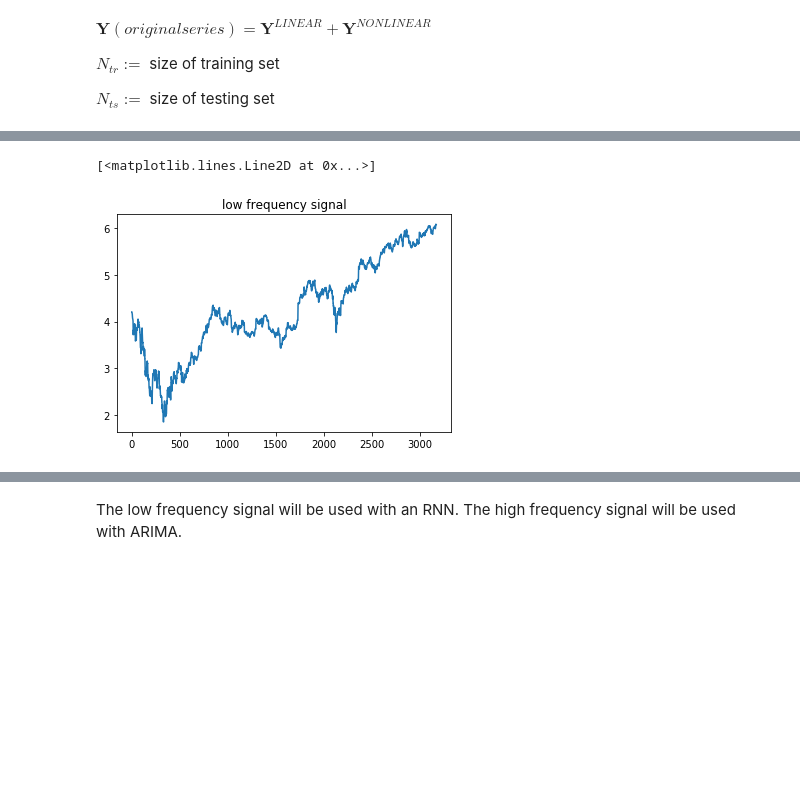
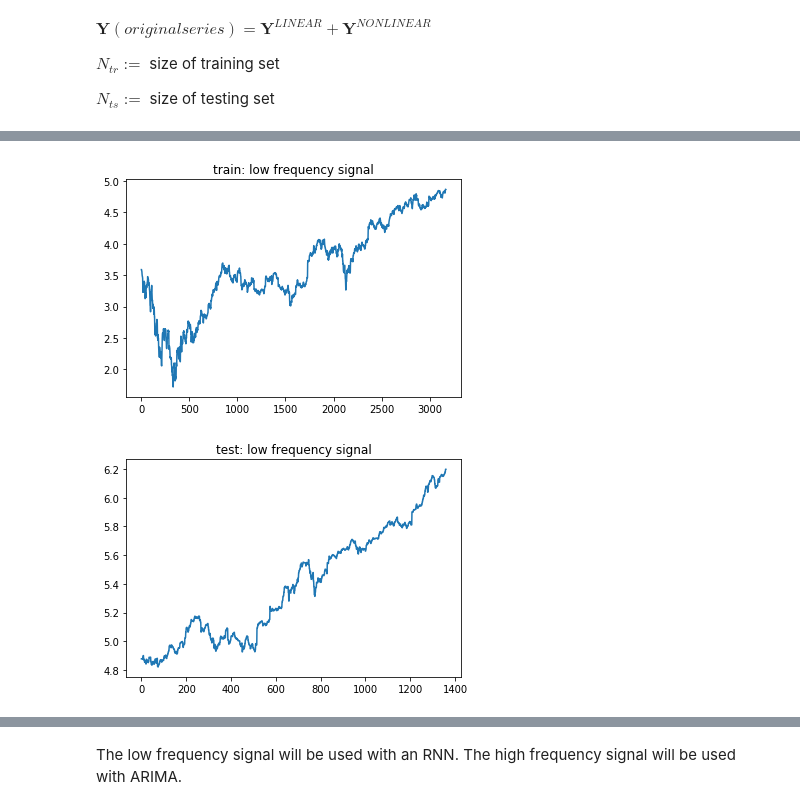
Before and after one commit to KalielWilliamson/wavelet_arima_rnn_forecast, a Jupyter notebook: dwt_ann_arima_stock_forecast.ipynb, the cells around one changed output, grey strips where cells are left out. Drawn from its saved outputs; the diff is of its cells as text; code cells hidden in the pictures; blank space fills up the shorter version.

Commit message:
training lstm

```diff
--- a/dwt_ann_arima_stock_forecast.ipynb
+++ b/dwt_ann_arima_stock_forecast.ipynb
@@ -108,3 +108,6 @@ $ \textbf{Y}(original series) = \textbf{Y}^{LINEAR} + \textbf{Y}^{NONLINEAR}$
 $ N_{tr} :=$ size of training set
 
 $ N_{ts} :=$ size of testing set
+# %%
+Y, lam = boxcox(Data['Close']) # to stationarize, using a square power transformation
+print('lambda: ', lam)
@@ -120,3 +127,0 @@ Y_ts = Y[N_tr:N:]
-# %%
-Y_tr, lam = boxcox(Y_tr) # to stationarize, using a square power transformation
-print('lambda: ', lam)
@@ -139,11 +157,21 @@ plt.show()#seems to be just a log power
 # %%
-A, D = pywt.dwt(Y_tr, 'db1') #C is low frequency signal, D is high frequency signal
-Y_tr_ap = pywt.idwt(A, None, 'db1')
-Y_tr_ds = pywt.idwt(None, D, 'db1')
+A_tr, D_tr = pywt.dwt(Y_tr, 'db1') # A is low frequency signal, D is high frequency signal
+A_ts, D_ts = pywt.dwt(Y_ts, 'db1')
+
+Y_tr_ap = pywt.idwt(A_tr, None, 'db1')
+Y_tr_ds = pywt.idwt(None, D_tr, 'db1')
+
+Y_ts_ap = pywt.idwt(A_ts, None, 'db1')
+Y_ts_ds = pywt.idwt(None, D_ts, 'db1')
 # %%
-plt.title('low frequency signal')
+plt.title('train: low frequency signal')
 plt.plot(Y_tr_ap)
+plt.show()
+
+plt.title('test: low frequency signal')
+plt.plot(Y_ts_ap)
+plt.show()
 # %% [output]
-[<matplotlib.lines.Line2D at 0x...>]
-[figure, old version]
+[figure, new version]
+[figure, added]
 # %%
```
Also changed, not shown: parts of 30 cells of this notebook.
